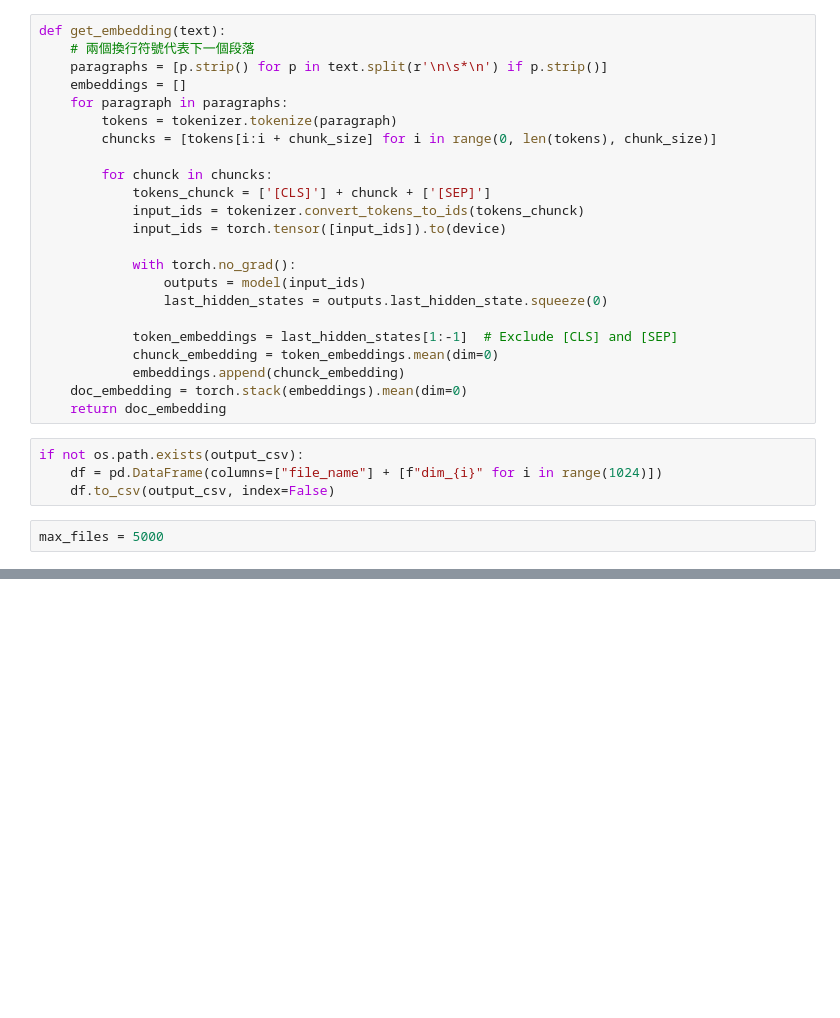
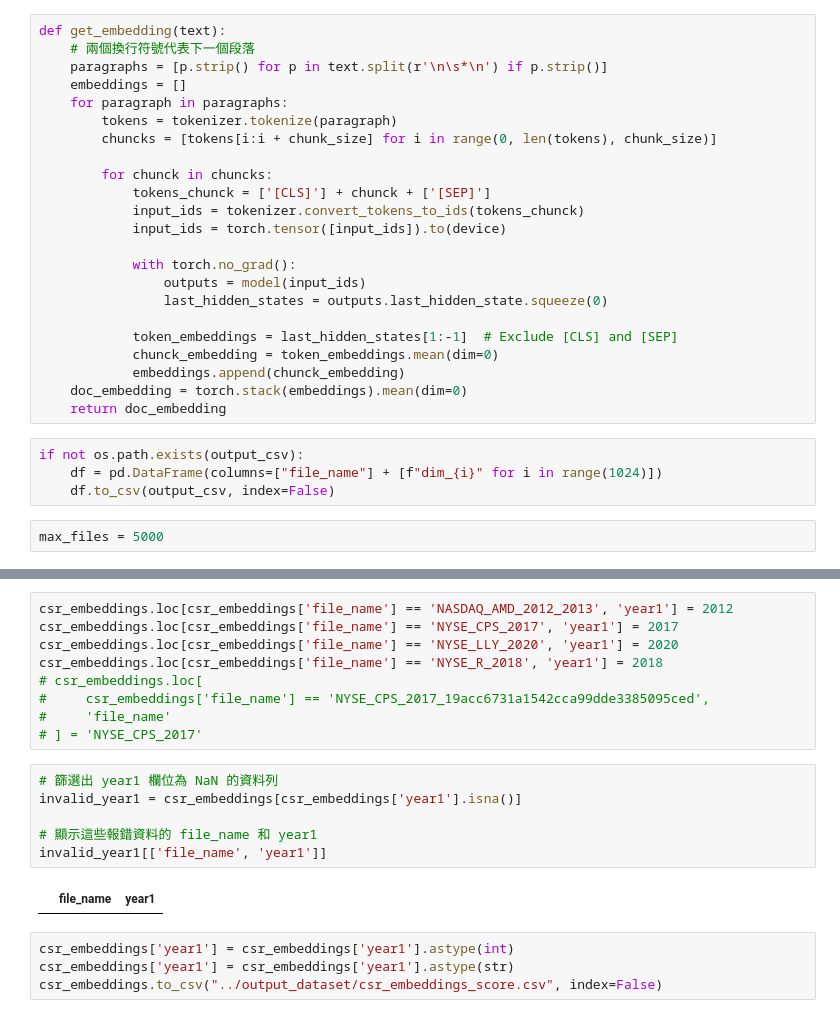
Before and after one commit to 10youting01/Green-innovation, a Jupyter notebook: preprocess/get_embedding_from_bert_v0.ipynb, the cells around one changed output, grey strips where cells are left out. Drawn from its saved outputs; the diff is of its cells as text; blank space fills up the shorter version.

```diff
--- a/preprocess/get_embedding_from_bert_v0.ipynb
+++ b/preprocess/get_embedding_from_bert_v0.ipynb
@@ -103,0 +165,21 @@ for fname in sorted(os.listdir(input_folder)):
+# %%
+csr_embeddings.loc[csr_embeddings['file_name'] == 'NASDAQ_AMD_2012_2013', 'year1'] = 2012
+csr_embeddings.loc[csr_embeddings['file_name'] == 'NYSE_CPS_2017', 'year1'] = 2017
+csr_embeddings.loc[csr_embeddings['file_name'] == 'NYSE_LLY_2020', 'year1'] = 2020
+csr_embeddings.loc[csr_embeddings['file_name'] == 'NYSE_R_2018', 'year1'] = 2018
+# csr_embeddings.loc[
+#     csr_embeddings['file_name'] == 'NYSE_CPS_2017_19acc6731a1542cca99dde3385095ced',
+#     'file_name'
+# ] = 'NYSE_CPS_2017'
+# %%
+# 篩選出 year1 欄位為 NaN 的資料列
+invalid_year1 = csr_embeddings[csr_embeddings['year1'].isna()]
+
+# 顯示這些報錯資料的 file_name 和 year1
+invalid_year1[['file_name', 'year1']]
+# %% [output]
+|  | file_name | year1 |
+# %%
+csr_embeddings['year1'] = csr_embeddings['year1'].astype(int)
+csr_embeddings['year1'] = csr_embeddings['year1'].astype(str)
+csr_embeddings.to_csv("../output_dataset/csr_embeddings_score.csv", index=False)
```
Also changed, not shown: parts of 6 cells of this notebook.
